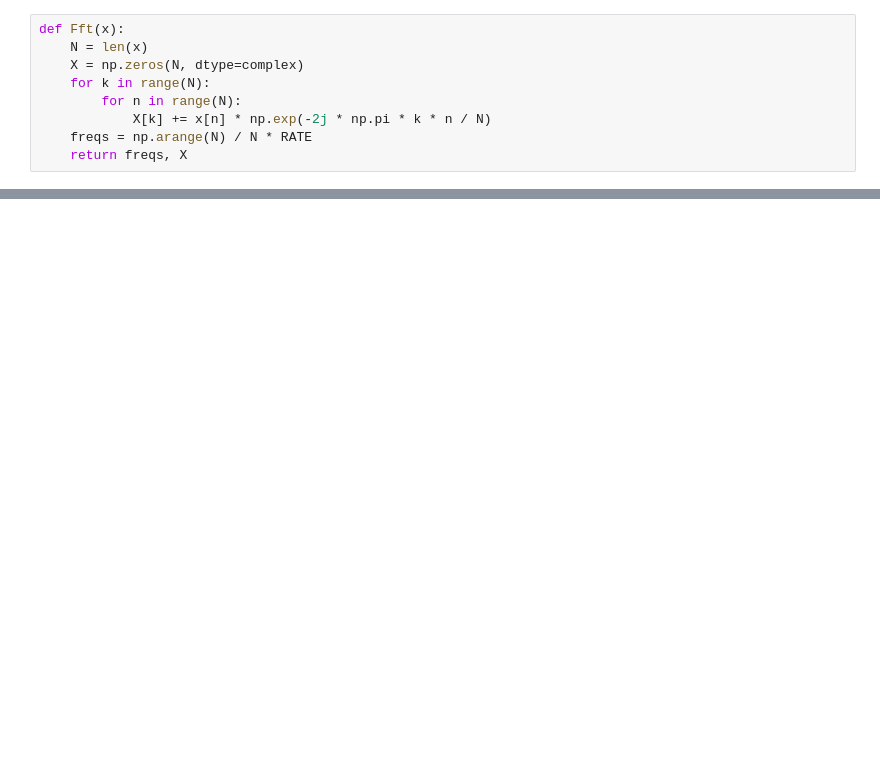
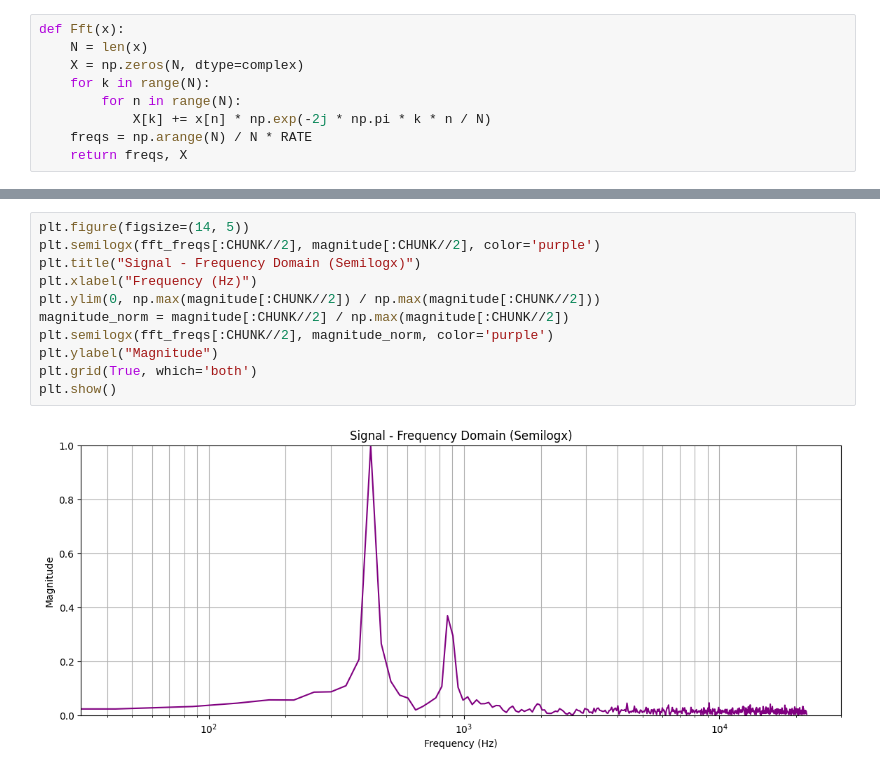
Before and after one commit to Hasucat/Audio-Spectrum-Analyzer, a Jupyter notebook: FFT_Visualizations.ipynb, the cells around one changed output, grey strips where cells are left out. Cells and saved outputs as stored; diff of their text form; blank space fills up the shorter version.

Commit message:
imlement semilogx in fft visualization

```diff
--- a/FFT_Visualizations.ipynb
+++ b/FFT_Visualizations.ipynb
@@ -63,0 +64,13 @@ plt.show()
+# %%
+plt.figure(figsize=(14, 5))
+plt.semilogx(fft_freqs[:CHUNK//2], magnitude[:CHUNK//2], color='purple')
+plt.title("Signal - Frequency Domain (Semilogx)")
+plt.xlabel("Frequency (Hz)")
+plt.ylim(0, np.max(magnitude[:CHUNK//2]) / np.max(magnitude[:CHUNK//2]))
+magnitude_norm = magnitude[:CHUNK//2] / np.max(magnitude[:CHUNK//2])
+plt.semilogx(fft_freqs[:CHUNK//2], magnitude_norm, color='purple')
+plt.ylabel("Magnitude")
+plt.grid(True, which='both')
+plt.show()
+# %% [output]
+[figure, added]
```
Also changed, not shown: parts of 4 cells of this notebook.
